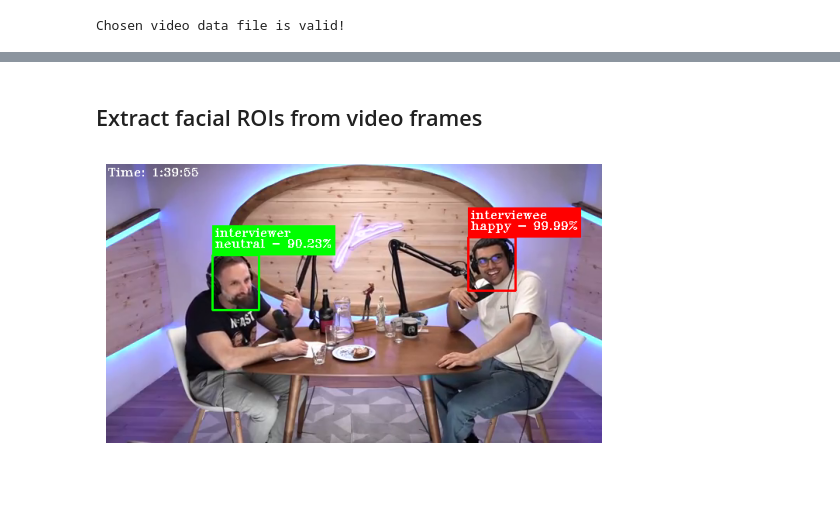
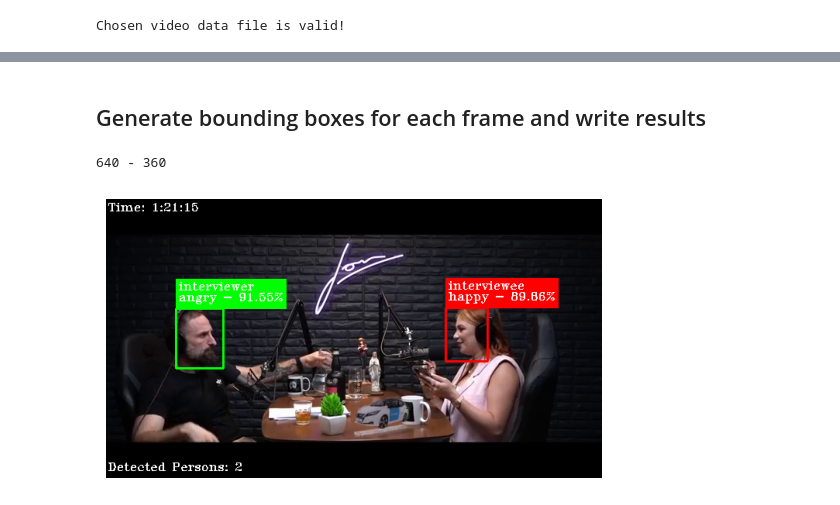
Before and after one commit to Matthias-VP-UoM/ICT3909-Final-Year-Project, a Jupyter notebook: 4.3 - frame_analysis.ipynb, the cells around one changed output, grey strips where cells are left out. Drawn from its saved outputs; the diff is of its cells as text; code cells hidden in the pictures.

```diff
--- a/4.3 - frame_analysis.ipynb
+++ b/4.3 - frame_analysis.ipynb
@@ -205,5 +199,5 @@ if video_data_exists:
-# %% [markdown]
-## Extract facial ROIs from video frames
+# %% [markdown]
+## Generate bounding boxes for each frame and write results
 # %%
 total_num_rois_extracted = 0
 
@@ -213,7 +207,7 @@ font_thickness = 1
 
 if video_data_exists:
     # Loop through each file in the directory
-    for i, snapshot_img in enumerate(os.listdir(dir_chosen_full_path)[592:593]):
+    for i, snapshot_img in enumerate(os.listdir(dir_chosen_full_path)):
         roi_names = []
 
         # Only take into account image files (which end in .jpg or .png)
@@ -232,11 +226,11 @@ if video_data_exists:
             roi_predict_num = snapshot_data['num_of_rois']
             actual_faces = len(snapshot_data['rois_list'])
 
+            snapshot_h, snapshot_w, _ = snapshot_copy.shape
+            print(snapshot_w, "-", snapshot_h)
+
             # Put text displaying time
             cv2.putText(snapshot_copy, f'Time: {frame_time}', (2, 5+(font_thickness*10)), font, font_scale, (255, 255, 255), font_thickness)
-            #if snapshot_data['num_of_rois'] == 0:
-                #print("No")
-                #continue
 
             for roi in snapshot_data['rois_list']:
                 roi_filename = roi['roi_num']
@@ -270,10 +264,10 @@ if video_data_exists:
                 #text = f"{person_detected} - {dom_emotion}"
                 text = f"{person_detected}\n{dom_emotion} - {dom_emotion_prob:.2f}%"
                 lines = text.split('\n')
-                line_height = int(text_height * 1.2)  # Add some spacing between lines
                 text_sizes = [cv2.getTextSize(line, font, font_scale, font_thickness)[0] for line in lines]
                 max_text_width = max([w for w, h in text_sizes])
                 text_height = text_sizes[0][1]  # Height is roughly the same for all lines at the same font size
+                line_height = int(text_height * 1.2)  # Add some spacing between lines
                 #(text_width, text_height), _ = cv2.getTextSize(text, font, font_scale, font_thickness)
 
                 # Coordinates for the filled rectangle (above the top-left corner of the bounding box)
@@ -287,7 +281,7 @@ if video_data_exists:
                     rect_y1 = roi_top - total_text_height - 10
                     rect_y2 = roi_top
                 else:
-                    rect_y1 = roi_top + text_height + 10
+                    rect_y1 = roi_bottom# + text_height + 10
                     rect_y2 = rect_y1 + total_text_height + 4
 
                 box_colour = None
@@ -297,31 +291,35 @@ if video_data_exists:
                 else:
                     box_colour = (0, 0, 255)
 
                 # Draw bounding box
                 cv2.rectangle(snapshot_copy, (roi_left, roi_top), (roi_right, roi_bottom), box_colour, 2)
 
                 # Draw filled rectangle
                 cv2.rectangle(snapshot_copy, (rect_x1, rect_y1), (rect_x2, rect_y2), box_colour, -1)
 
                 # Put text over the rectangle
                 for i, line in enumerate(lines):
                     y_position = rect_y1 + (i + 1) * line_height if roi_top - text_height - 10 > 0 else rect_y1 + (i + 1) * line_height
                     cv2.putText(snapshot_copy, line, (rect_x1 + 3, y_position), font, font_scale, (255, 255, 255), font_thickness)
                 #cv2.putText(snapshot_copy, text, (rect_x1 + 3, rect_y2 - 5), font, font_scale, (255, 255, 255), font_thickness)
 
+            # Put text displaying number of detected persons
+            cv2.putText(snapshot_copy, f'Detected Persons: {actual_faces}', (2, snapshot_h-(font_thickness*10)), font, font_scale, (255, 255, 255), font_thickness)
+
         #cv2.imshow(f"Visualisation of {snapshot_basename}", snapshot_copy)
         #cv2.waitKey(0)
         #cv2.destroyAllWindows()
         snapshot_rgb = cv2.cvtColor(snapshot_copy, cv2.COLOR_BGR2RGB)
 
         plt.imshow(snapshot_rgb)
         plt.axis('off')  # Optional: turn off axis
         plt.show()
 
         cv2.imwrite(os.path.join(visuals_path, snapshot_img), snapshot_copy)
         # Inform user that facial ROI extraction process is complete
         #print(f"A total of {total_num_rois_extracted} facial ROIs for {dir_chosen} have been saved in {rois_subDir}")
 else:
     raise Exception(f'Please ensure that all frames from {dir_chosen} have been extracted before running this!')
 # %% [output]
+640 - 360
-[figure, old version]
+[figure, new version]
```
Also changed, not shown: parts of 7 cells of this notebook.
